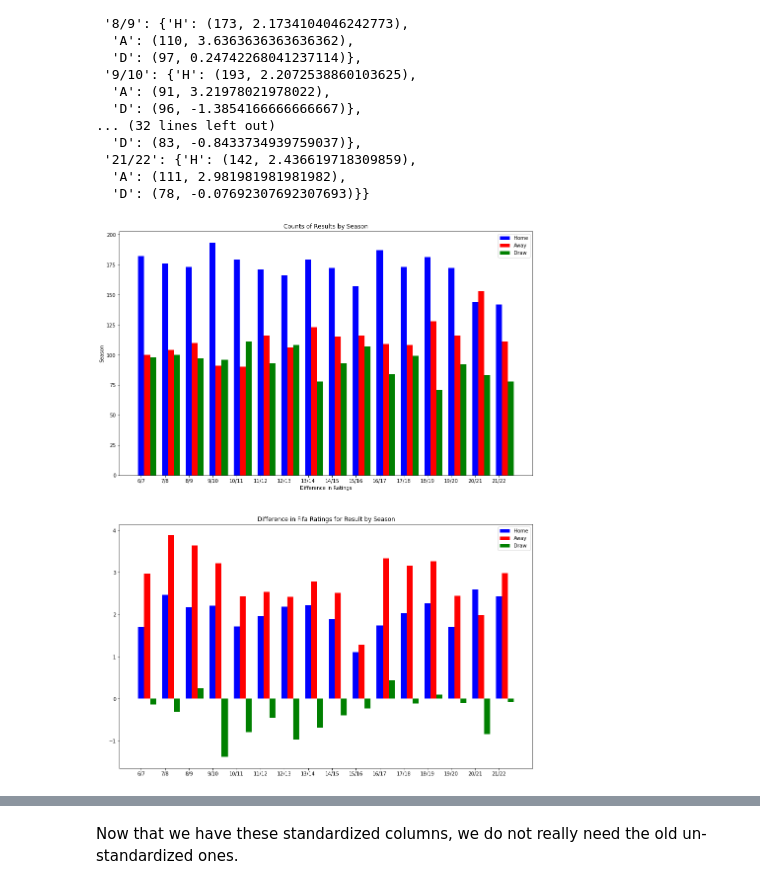
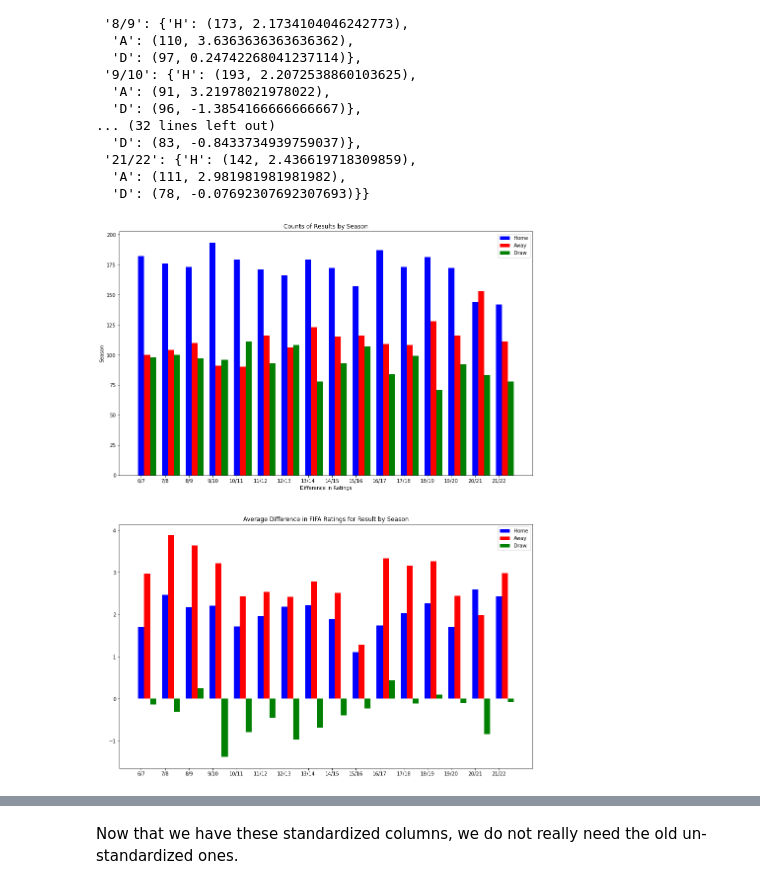
Before and after one commit to nickriley21/CMSC320Final, a Jupyter notebook: Final/Final.ipynb, the cells around one changed output, grey strips where cells are left out. Saved outputs shown, nothing was run; the diff lists cells and outputs as text; code cells hidden in the pictures.

```diff
--- a/Final/Final.ipynb
+++ b/Final/Final.ipynb
@@ -310,35 +314,35 @@ home_count = [by_season[x]['H'][0] for x in by_season]
 home_diff = [by_season[x]['H'][1] for x in by_season]
 
 away_count = [by_season[x]['A'][0] for x in by_season]
 away_diff = [by_season[x]['A'][1] for x in by_season]
 
 draw_count = [by_season[x]['D'][0] for x in by_season]
 draw_diff = [by_season[x]['D'][1] for x in by_season]
 
 
 X = np.arange(16)
 fig,(ax1,ax2) = plt.subplots(2,1,figsize = (15,20))
 
 ax1.set_title('Counts of Results by Season')
 ax1.bar(seasons,home_count,color='b',width = 0.25)
 ax1.bar(X+.25,away_count,color='r',width = 0.25)
 ax1.bar(X+.5,draw_count,color='g',width = 0.25)
 ax1.legend(['Home','Away','Draw'])
 ax1.set_xlabel('Season')
 ax1.set_ylabel('Counts of Result')
 
-ax2.set_title('Difference in Fifa Ratings for Result by Season')
+ax2.set_title('Average Difference in FIFA Ratings for Result by Season')
 ax2.bar(seasons,home_diff,color='b',width = 0.25)
 ax2.bar(X+.25,away_diff,color='r',width = 0.25)
 ax2.bar(X+.5,draw_diff,color='g',width = 0.25)
 ax2.legend(['Home','Away','Draw'])
 ax1.set_xlabel('Difference in Ratings')
 ax1.set_ylabel('Season')
 
 plt.subplots_adjust(left=None, bottom=None, right=None, top=None, wspace=None, hspace=.2)
 plt.show()
 # %% [output]
-[figure, old version]
+[figure, new version]
 # %% [markdown]
 Both of these graphs give us some interesting information.
 
```
Also changed, not shown: parts of 36 cells of this notebook.
